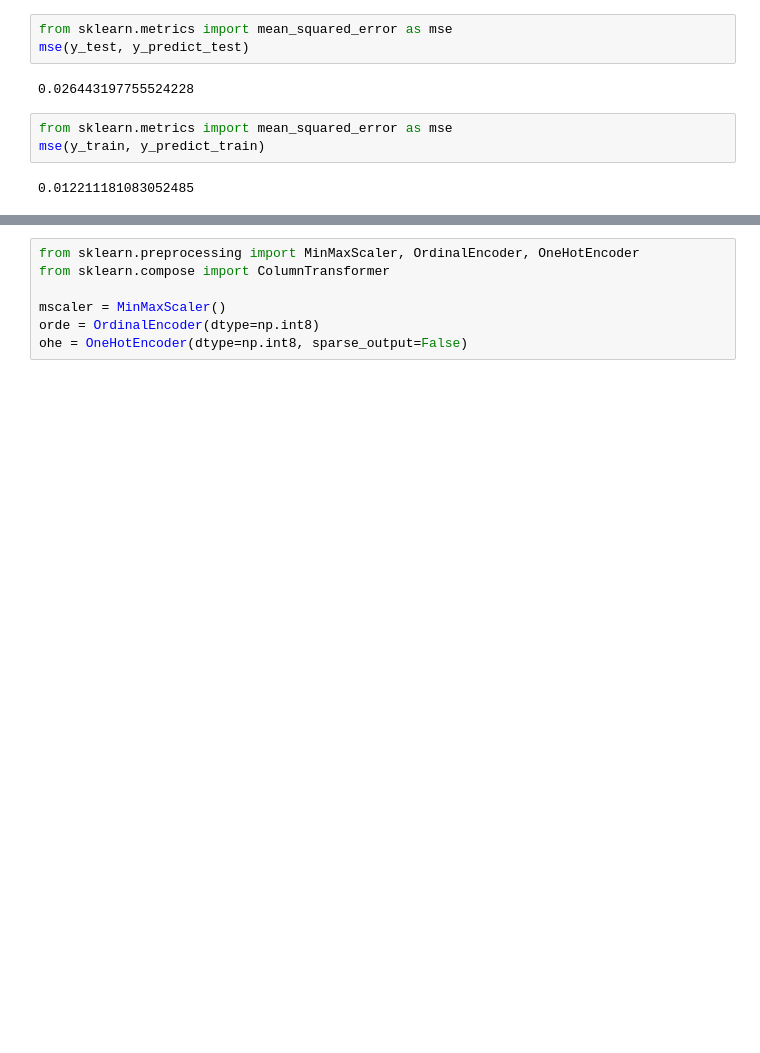
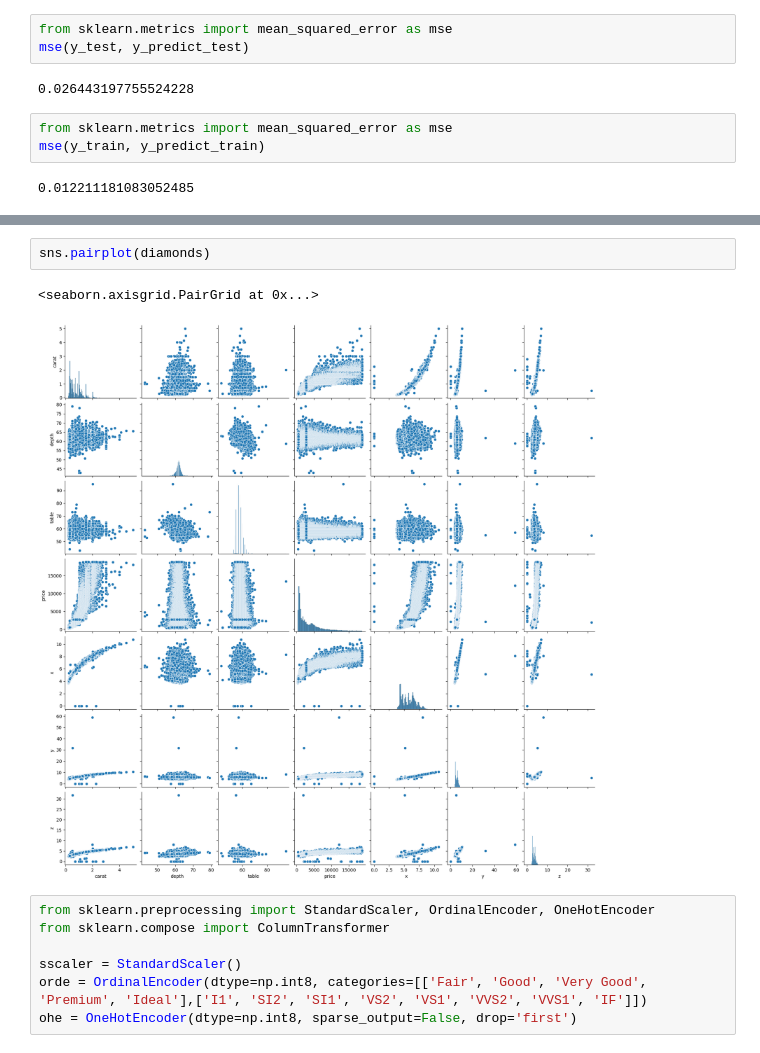
Before and after one commit to SanjarbekMatlabov/Pandas-numpy-dars-1, a Jupyter notebook: 404_regressiya.ipynb, the cells around one changed output, grey strips where cells are left out. Saved outputs shown, nothing was run; the diff lists cells and outputs as text; blank space fills up the shorter version.

```diff
--- a/404_regressiya.ipynb
+++ b/404_regressiya.ipynb
@@ -234,8 +255,13 @@ diamonds.head()
+# %%
+sns.pairplot(diamonds)
+# %% [output]
+<seaborn.axisgrid.PairGrid at 0x...>
+[figure, added]
 # %%
-from sklearn.preprocessing import MinMaxScaler, OrdinalEncoder, OneHotEncoder
+from sklearn.preprocessing import StandardScaler, OrdinalEncoder, OneHotEncoder
 from sklearn.compose import ColumnTransformer
 
-mscaler = MinMaxScaler()
-orde = OrdinalEncoder(dtype=np.int8)
-ohe = OneHotEncoder(dtype=np.int8, sparse_output=False)
+sscaler = StandardScaler()
+orde = OrdinalEncoder(dtype=np.int8, categories=[['Fair', 'Good', 'Very Good', 'Premium', 'Ideal'],['I1', 'SI2', 'SI1', 'VS2', 'VS1', 'VVS2', 'VVS1', 'IF']])
+ohe = OneHotEncoder(dtype=np.int8, sparse_output=False, drop='first')
 # %%
```
Also changed, not shown: parts of 37 cells of this notebook.
